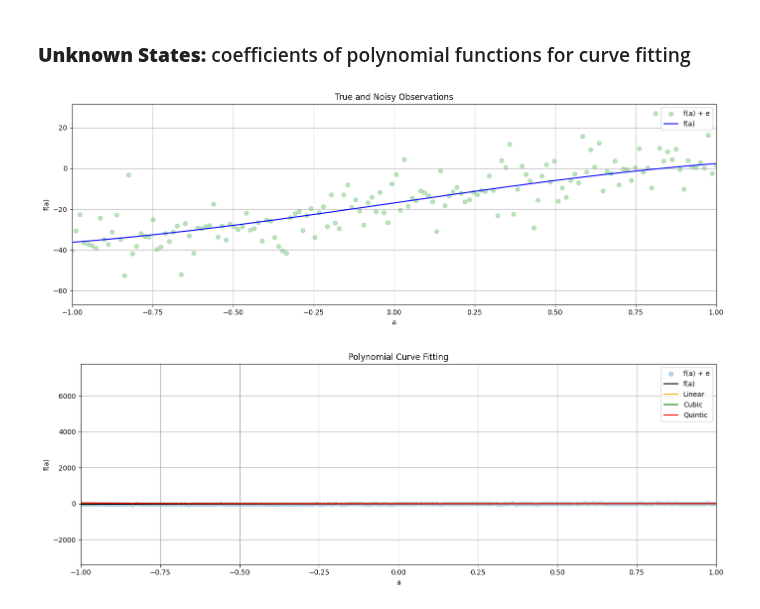
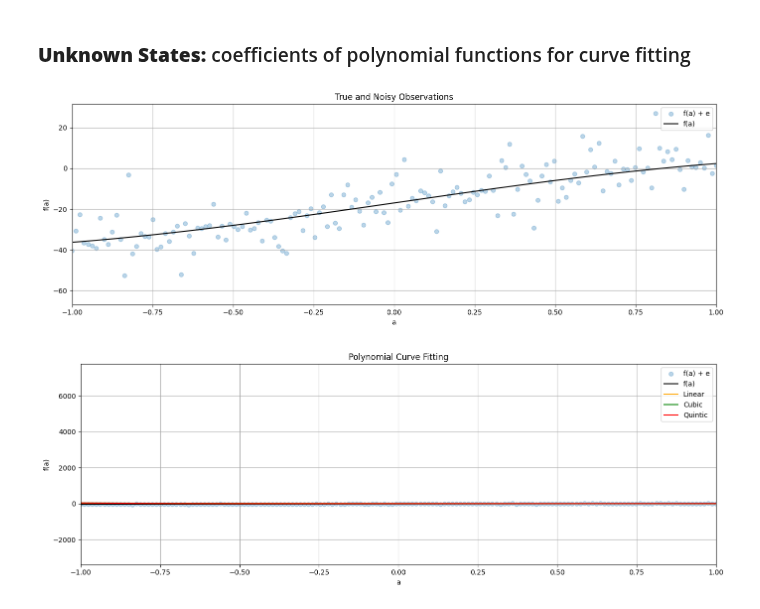
Before and after one commit to ChisomOnyeukwu/engg680_2024_fall, a Jupyter notebook: Lab_Assignment2/Assignment2.ipynb, the cells around one changed output. Saved outputs shown, nothing was run; the diff lists cells and outputs as text; code cells hidden in the pictures.

```diff
--- a/Lab_Assignment2/Assignment2.ipynb
+++ b/Lab_Assignment2/Assignment2.ipynb
@@ -75,32 +75,32 @@ a = np.linspace(start, end, n)
 # %%
 # step 4
 # use the matplotlib to plot the true and noisy observations together in one single figure
 # use scatter for noisy observation plotting
 # for the true observation, label it as "f(a)"" and set color as 'k'
 # for the noisy observation scatter plot, label it as "f(a) + e", set color as 'tab:blue', set marker as 'o' and set alpha as 0.3
 # include proper axis labels, legend and title
 # scale the range of x-axis to be -1 to 1
 # keep this format for the rest of the plots in this lab assignment
 # (2 marks)
 
 fig, ax = plt.subplots(nrows=1, ncols=1, figsize=(14, 5))
 
 # plot noisy observations
-ax.scatter(a, l, color='tab:green', marker='o', alpha=0.3, label='f(a) + e')
+ax.scatter(a, l, color='tab:blue', marker='o', alpha=0.3, label='f(a) + e')
 # plot true observations
-ax.plot(a, l_true, color='b', label='f(a)')
+ax.plot(a, l_true, color='k', label='f(a)')
 
 # customize the plot
 ax.set_xlabel('a') # set x-axis label
 ax.set_ylabel('f(a)') # set y-axis label
 ax.set_title('True and Noisy Observations') # set title
 ax.set_xlim([-1, 1]) # scale x-axis to -1 to 1
-ax.legend() # show legend
+ax.legend() # add a legend
 
 ax.grid(True, which='both',ls='-',color='0.65')
 fig.tight_layout()
 # %% [output]
-[figure, old version]
+[figure, new version]
 # %%
 # step 5
 # define a curve fitting function named fit_polynomial_curve
```
Also changed, not shown: parts of 3 cells of this notebook.
